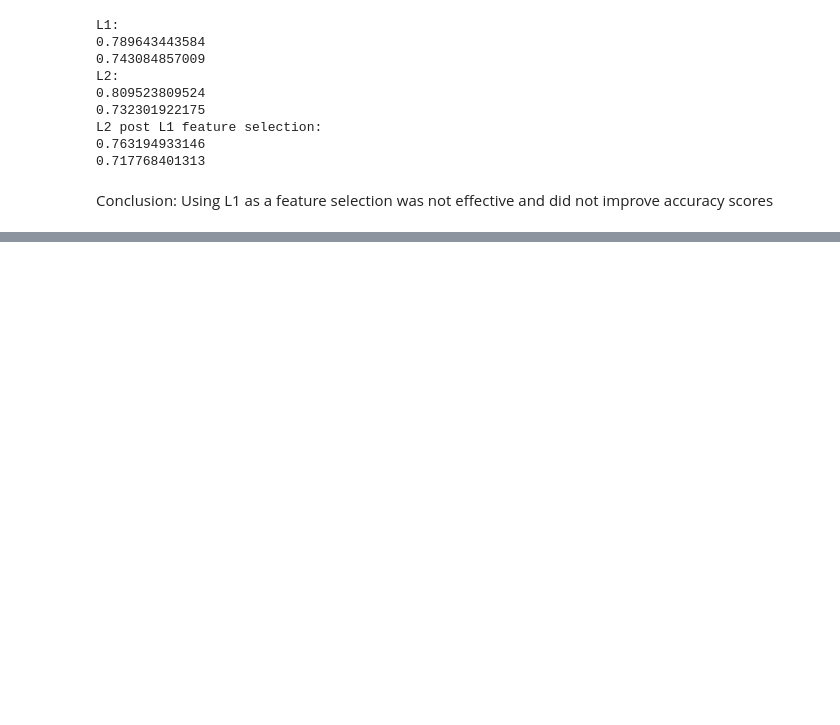
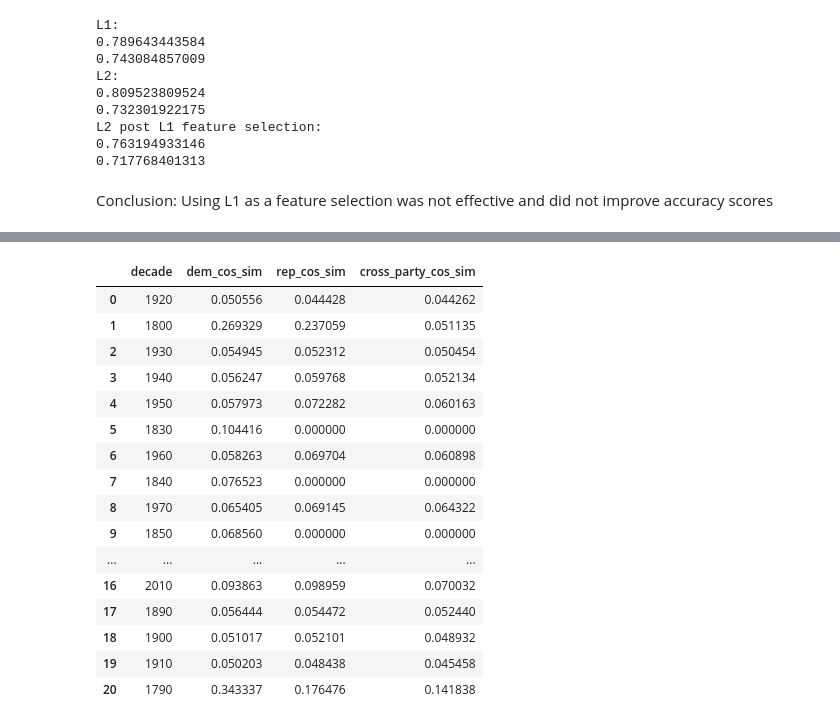
Before and after one commit to kr900910/supreme_court_opinion, a Jupyter notebook: Baseline.ipynb, the cells around one changed output, grey strips where cells are left out. Cells and saved outputs as stored; diff of their text form; code cells hidden in the pictures; blank space fills up the shorter version.

Commit message:
Explored cross entropy and doc sim over time

```diff
--- a/Baseline.ipynb
+++ b/Baseline.ipynb
@@ -1593,0 +1685,67 @@ Conclusion: Using L1 as a feature selection was not effective and did not improv
+# %%
+# Get document similarity measures over time
+
+# note that linear_kernel is the same as cosine similarity when working on normalized vectors. TFIDF vectors are normalized vectors
+from sklearn.metrics.pairwise import cosine_similarity
+from sklearn.metrics.pairwise import linear_kernel
+
+# rest index on dataframe to match indices in the TFIDF matrix
+df = df.reset_index(drop=True)
+
+# Add a column for the decade for grouping documents
+df['time_bin'] = df['year_filed'].apply(lambda x: int(str(x[:3])+str(0)))
+unique_bins = list(set(df['time_bin']))
+
+# Get true/false with indices by party
+dem = df.loc[:,'y'] == 1
+rep = df.loc[:,'y'] == 0
+
+# create array to store results
+docsim_results = []
+
+# Loop through bins to calculate internal party and cross part average cosine similarity
+for bin in unique_bins:
+    # get indices of values in each party in this time period
+    time = df.loc[:,'time_bin'] == bin
+    dem_in_period = dem & time
+    rep_in_period = rep & time
+    dem_in_period_idx = dem_in_period[dem_in_period].index
+    rep_in_period_idx = rep_in_period[rep_in_period].index
+
+    # get cosine similarity matrix - internal to each party and across parties
+    # then take mean to get average cos similarity
+    if len(dem_in_period_idx)>0:
+        dem_internal_cos_sim = np.mean(linear_kernel(all_x[dem_in_period_idx], all_x[dem_in_period_idx]))
+    else:
+        dem_internal_cos_sim = 0
+    if len(rep_in_period_idx)>0:
+        rep_internal_cos_sim = np.mean(linear_kernel(all_x[rep_in_period_idx], all_x[rep_in_period_idx]))
+    else:
+        rep_internal_cos_sim = 0
+    if len(rep_in_period_idx)>0 and len(dem_in_period_idx)>0:
+        cross_party_cos_sim = np.mean(linear_kernel(all_x[rep_in_period_idx], all_x[dem_in_period_idx]))
+    else:
+        cross_party_cos_sim = 0
+
+    docsim_results.append((bin,dem_internal_cos_sim,rep_internal_cos_sim,cross_party_cos_sim))
+
+docsim_results = pd.DataFrame(docsim_results, columns=['decade', 'dem_cos_sim', 'rep_cos_sim', 'cross_party_cos_sim'])
+docsim_results
+# %% [output]
+|  | decade | dem_cos_sim | rep_cos_sim | cross_party_cos_sim |
+| 0 | 1920 | 0.050556 | 0.044428 | 0.044262 |
+| 1 | 1800 | 0.269329 | 0.237059 | 0.051135 |
+| 2 | 1930 | 0.054945 | 0.052312 | 0.050454 |
+| 3 | 1940 | 0.056247 | 0.059768 | 0.052134 |
+| 4 | 1950 | 0.057973 | 0.072282 | 0.060163 |
+| 5 | 1830 | 0.104416 | 0.000000 | 0.000000 |
+| 6 | 1960 | 0.058263 | 0.069704 | 0.060898 |
+| 7 | 1840 | 0.076523 | 0.000000 | 0.000000 |
+| 8 | 1970 | 0.065405 | 0.069145 | 0.064322 |
+| 9 | 1850 | 0.068560 | 0.000000 | 0.000000 |
+| ... | ... | ... | ... | ... |
+| 16 | 2010 | 0.093863 | 0.098959 | 0.070032 |
+| 17 | 1890 | 0.056444 | 0.054472 | 0.052440 |
+| 18 | 1900 | 0.051017 | 0.052101 | 0.048932 |
+| 19 | 1910 | 0.050203 | 0.048438 | 0.045458 |
+| 20 | 1790 | 0.343337 | 0.176476 | 0.141838 |
```
Also changed, not shown: parts of 7 cells of this notebook.
